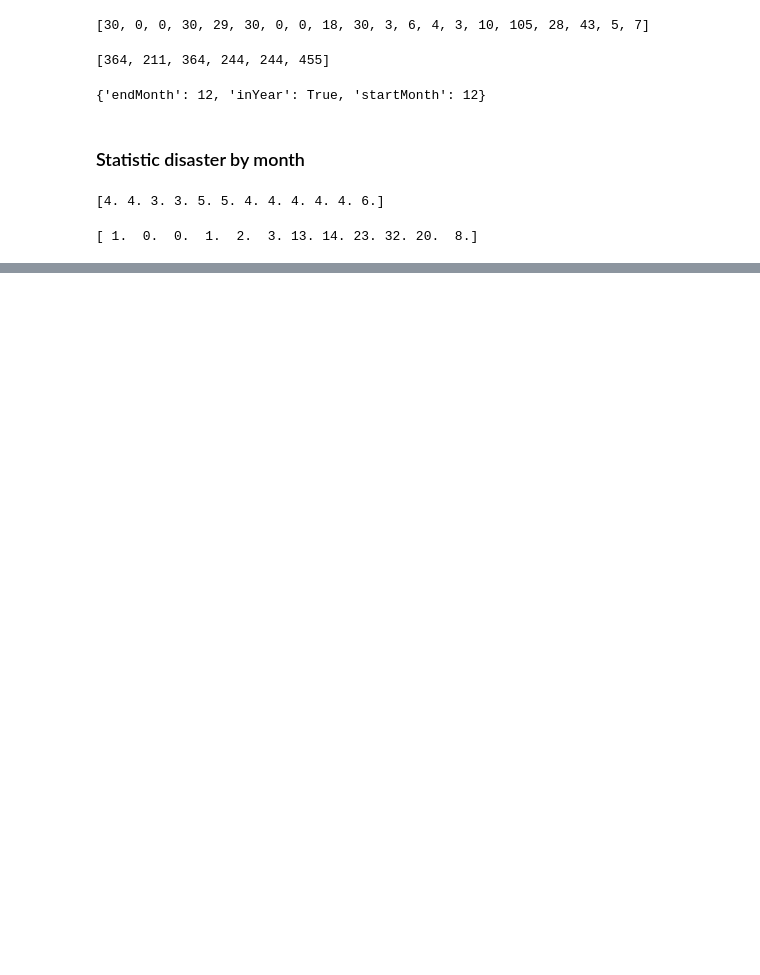
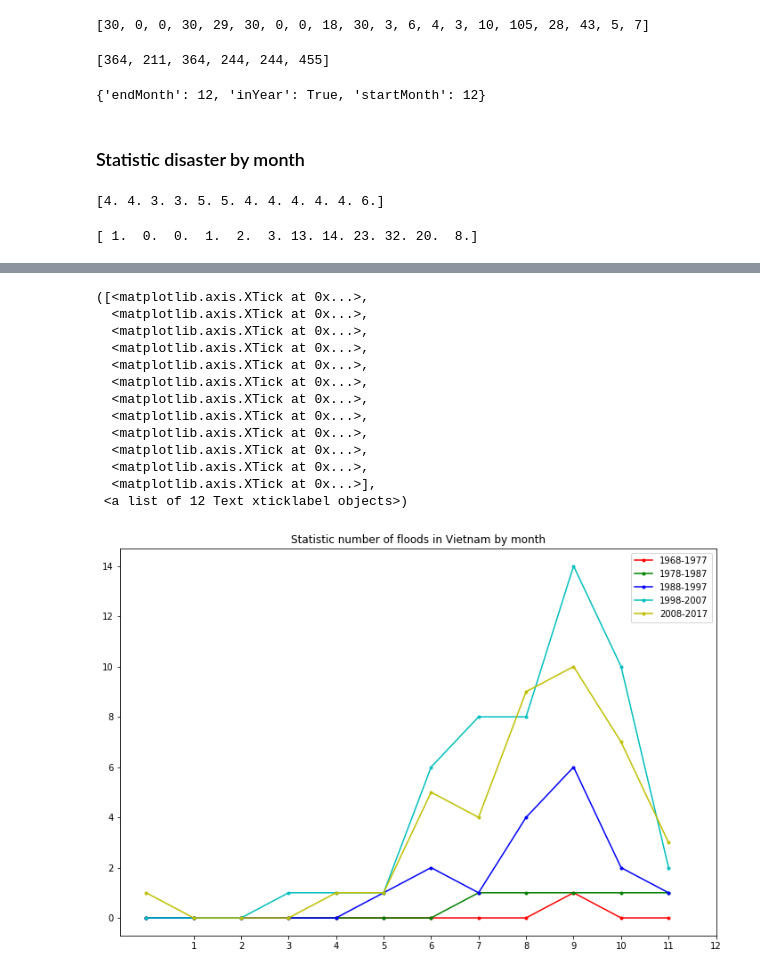
Before and after one commit to Hydroviet/Disaster-notebook, a Jupyter notebook: EMDAT_notebook.ipynb, the cells around one changed output, grey strips where cells are left out. Drawn from its saved outputs; the diff is of its cells as text; code cells hidden in the pictures; blank space fills up the shorter version.

```diff
--- a/EMDAT_notebook.ipynb
+++ b/EMDAT_notebook.ipynb
@@ -127,0 +191,31 @@ print(statFlood)
+# %%
+step = 10
+yearEnd = np.arange(1967 + step, 2018, step=step)
+yearStart = yearEnd - (step - 1)
+stat = []
+Color = ['r', 'g', 'b', 'c', 'y']
+for i in range(yearStart.shape[0]):
+    stat.append(statByMonthAndYear(floodVnDf, yearStart[i], yearEnd[i]))
+
+plt.figure(figsize=(12,8))
+for i, s in enumerate(stat):
+    plt.plot(s, color = Color[i], label = str(yearStart[i]) + '-' + str(yearEnd[i]), marker='.')
+
+plt.title('Statistic number of floods in Vietnam by month')
+plt.legend()
+plt.xticks(np.arange(1,13))
+# %% [output]
+([<matplotlib.axis.XTick at 0x...>,
+  <matplotlib.axis.XTick at 0x...>,
+  <matplotlib.axis.XTick at 0x...>,
+  <matplotlib.axis.XTick at 0x...>,
+  <matplotlib.axis.XTick at 0x...>,
+  <matplotlib.axis.XTick at 0x...>,
+  <matplotlib.axis.XTick at 0x...>,
+  <matplotlib.axis.XTick at 0x...>,
+  <matplotlib.axis.XTick at 0x...>,
+  <matplotlib.axis.XTick at 0x...>,
+  <matplotlib.axis.XTick at 0x...>,
+  <matplotlib.axis.XTick at 0x...>],
+ <a list of 12 Text xticklabel objects>)
+[figure, added]
```
Also changed, not shown: parts of 15 cells of this notebook.
